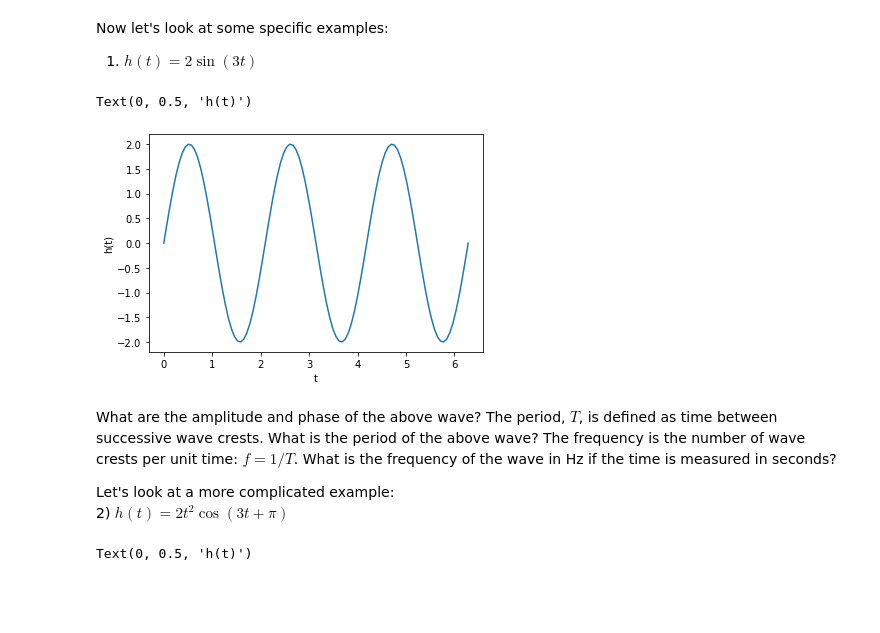
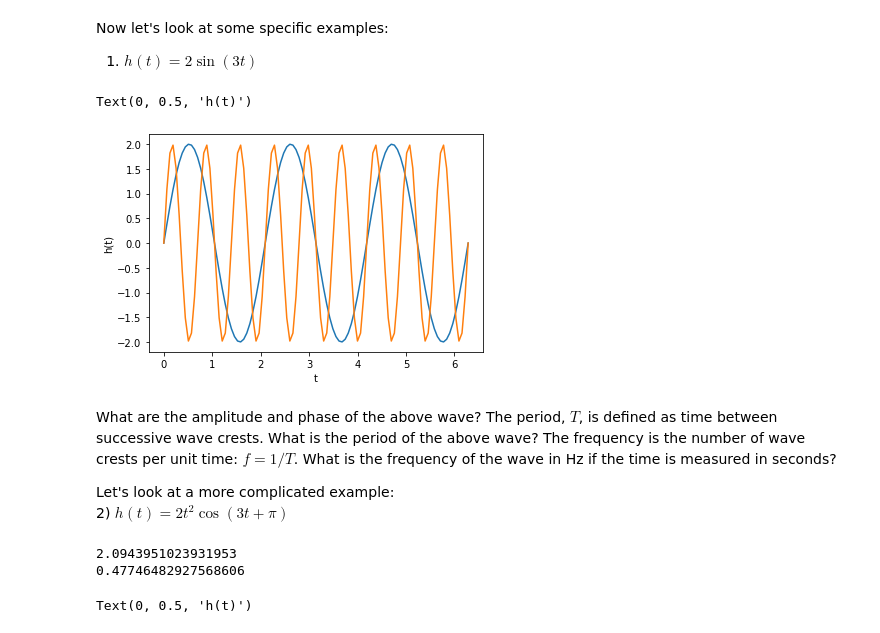
Before and after one commit to asb5468/warrior_scholars, a Jupyter notebook: intro_to_waves.ipynb, the cells around one changed output. Drawn from its saved outputs; the diff is of its cells as text; code cells hidden in the pictures; blank space fills up the shorter version.

```diff
--- a/intro_to_waves.ipynb
+++ b/intro_to_waves.ipynb
@@ -47,17 +47,27 @@ Now let's look at some specific examples:
 1) $h(t) = 2\sin(3t)$
 # %%
 h = 2*np.sin(3*t)
+h4 = 2*np.sin(9*t)
 plt.plot(t, h)
+plt.plot(t, h4)
 plt.xlabel('t')
 plt.ylabel('h(t)')
 # %% [output]
 Text(0, 0.5, 'h(t)')
-[figure, old version]
+[figure, new version]
 # %% [markdown]
 What are the amplitude and phase of the above wave? The period, $T$, is defined as time between successive wave crests. What is the period of the above wave? The frequency is the number of wave crests per unit time: $f = 1/T$. What is the frequency of the wave in Hz if the time is measured in seconds?
 
 Let's look at a more complicated example:
 2) $h(t) = 2t^{2}\cos(3t+\pi)$
+# %%
+T = 2*np.pi/3
+print(T)
+f = 1./T
+print(f)
+# %% [output]
+2.0943951023931953
+0.47746482927568606
 # %%
 h2 = 2*t**2*np.cos(3*t+np.pi)
 plt.plot(t,h2)
```
Also changed, not shown: parts of 1 cell of this notebook, 1 other file.
